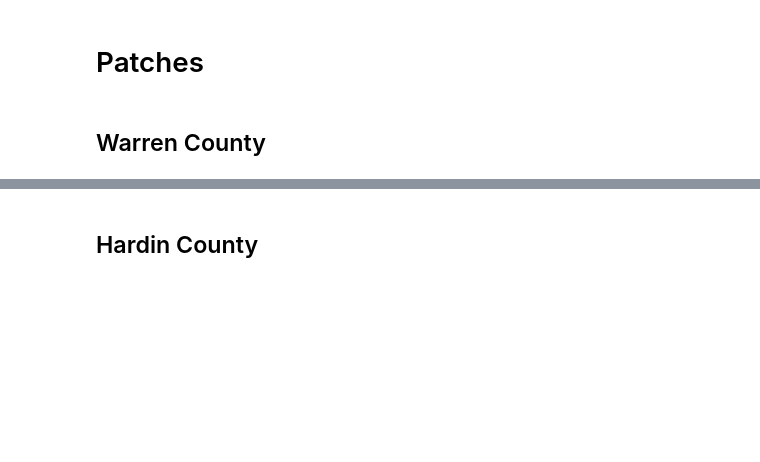
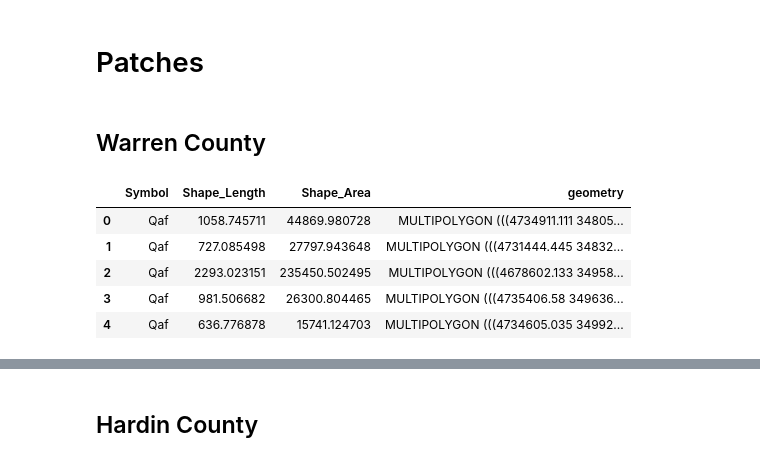
Before and after one commit to masseygeo/earthscape, a Jupyter notebook: code/data_prep.ipynb, the cells around one changed output, grey strips where cells are left out. Cells and saved outputs as stored; diff of their text form; code cells hidden in the pictures; blank space fills up the shorter version.

```diff
--- a/code/data_prep.ipynb
+++ b/code/data_prep.ipynb
@@ -820,0 +840,11 @@ def create_patches(boundary_path, patch_size, overlap, image_resolution, output_
+# %%
+patches = gpd.read_file(r'../data/warren/patches_256.geojson')
+mapunits = gpd.read_file(r'../data/geology.gdb', layer='warren_geo')
+mapunits.head()
+# %% [output]
+|  | Symbol | Shape_Length | Shape_Area | geometry |
+| 0 | Qaf | 1058.745711 | 44869.980728 | MULTIPOLYGON (((4734911.111 34805... |
+| 1 | Qaf | 727.085498 | 27797.943648 | MULTIPOLYGON (((4731444.445 34832... |
+| 2 | Qaf | 2293.023151 | 235450.502495 | MULTIPOLYGON (((4678602.133 34958... |
+| 3 | Qaf | 981.506682 | 26300.804465 | MULTIPOLYGON (((4735406.58 349636... |
+| 4 | Qaf | 636.776878 | 15741.124703 | MULTIPOLYGON (((4734605.035 34992... |
```
Also changed, not shown: parts of 13 cells of this notebook.
